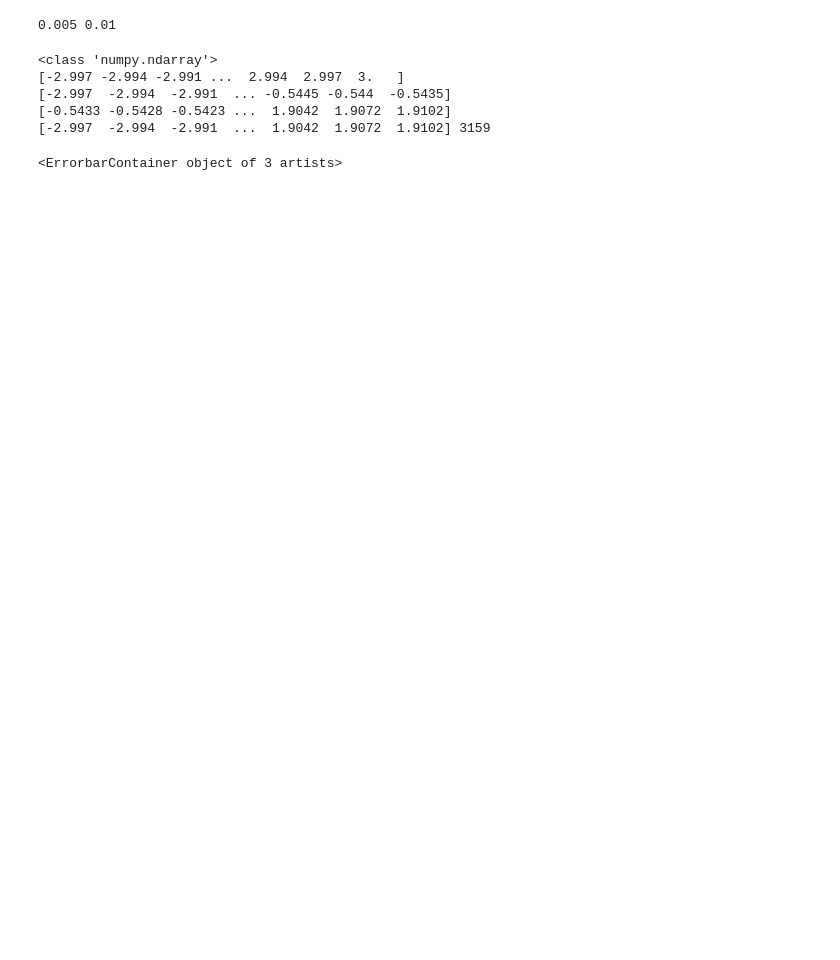
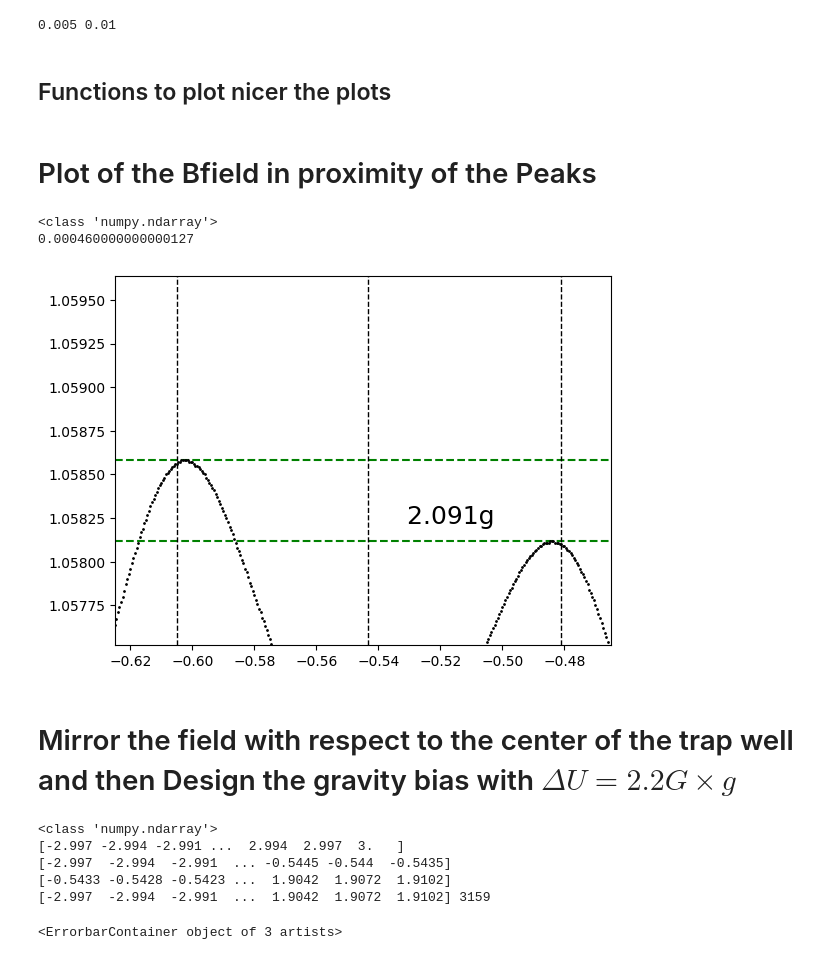
Before and after one commit to Adrianodelvincio/alphag_frequentist_analysis_2025, a Jupyter notebook: toy/Create_Maps.ipynb, the cells around one changed output. Drawn from its saved outputs; the diff is of its cells as text; code cells hidden in the pictures; blank space fills up the shorter version.

```diff
--- a/toy/Create_Maps.ipynb
+++ b/toy/Create_Maps.ipynb
@@ -64,6 +66,8 @@ CONSTANTS = constants(mass,
 print(CONSTANTS.Temperature, CONSTANTS.Temperature_transv)
 # %% [output]
 0.005 0.01
+# %% [markdown]
+## Functions to plot nicer the plots
 # %%
 # Make Plot Nicer
 def plotter_nicer(titlex, titley):
@@ -81,3 +85,43 @@ bias = 0
+# %% [markdown]
+# Plot of the Bfield in proximity of the Peaks
+# %%
+data = np.genfromtxt(f"Bfield_nog_csv/{stringa}_0g.csv",
+                       delimiter = ",",
+                       names = True,
+                       filling_values=np.nan,
+                       #unpack =  True
+                      )
+
+print(type(data))
+
+Z  = data['z_mm__Bz_on_axis']/1000
+Uz = data["Total_potential_T__Bz_on_axis"]
+
+index = np.argmin(np.abs(Z - CONSTANTS.Zmid)) # index relative to the potential well center
+BIAS_G = (np.max(Uz[:index]) - np.max(Uz[index:]))
+print(BIAS_G)
+
+
+plt.xlim(-0.625, -0.465)
+massimo = np.max(Uz[:index]); plt.ylim(massimo*0.999, massimo*1.001)
+plt.axhline(np.max(Uz[:index]), linestyle = "--", color = "green")
+plt.axhline(np.max(Uz[index:]), linestyle = "--", color = "green")
+
+# Plot an Arrow with the potential difference
+#plt.arrow(CONSTANTS.Zmid, np.max(Uz[index:]), 0 , BIAS_G)
+plt.text(CONSTANTS.Zmid + 0.01, np.max(Uz[index:]) + 1e-4, f" {(BIAS_G/2.2e-4):.4}g", fontsize = 18)
+
+plt.axvline(CONSTANTS.Zmin, linestyle = "--", color = "black", linewidth = 1)
+plt.axvline(CONSTANTS.Zmid, linestyle = "--", color = "black", linewidth = 1)
+plt.axvline(CONSTANTS.Zmax, linestyle = "--", color = "black", linewidth = 1)
+plt.errorbar(Z,Uz, linestyle = '', marker = '.', markersize = 2, color = "black")
+plt.savefig(f"Bias_Plot_{stringa}_{str(bias).replace('.','p')}g.png")
+# %% [output]
+<class 'numpy.ndarray'>
+0.000460000000000127
+[figure, added]
+# %% [markdown]
+# Mirror the field with respect to the center of the trap well and then Design the gravity bias with $\Delta U = 2.2G \times g$
 # %%
 data = np.genfromtxt(f"Bfield_nog_csv/{stringa}_0g.csv",
                        delimiter = ",",
```
Also changed, not shown: parts of 5 cells of this notebook, 4 other files.
